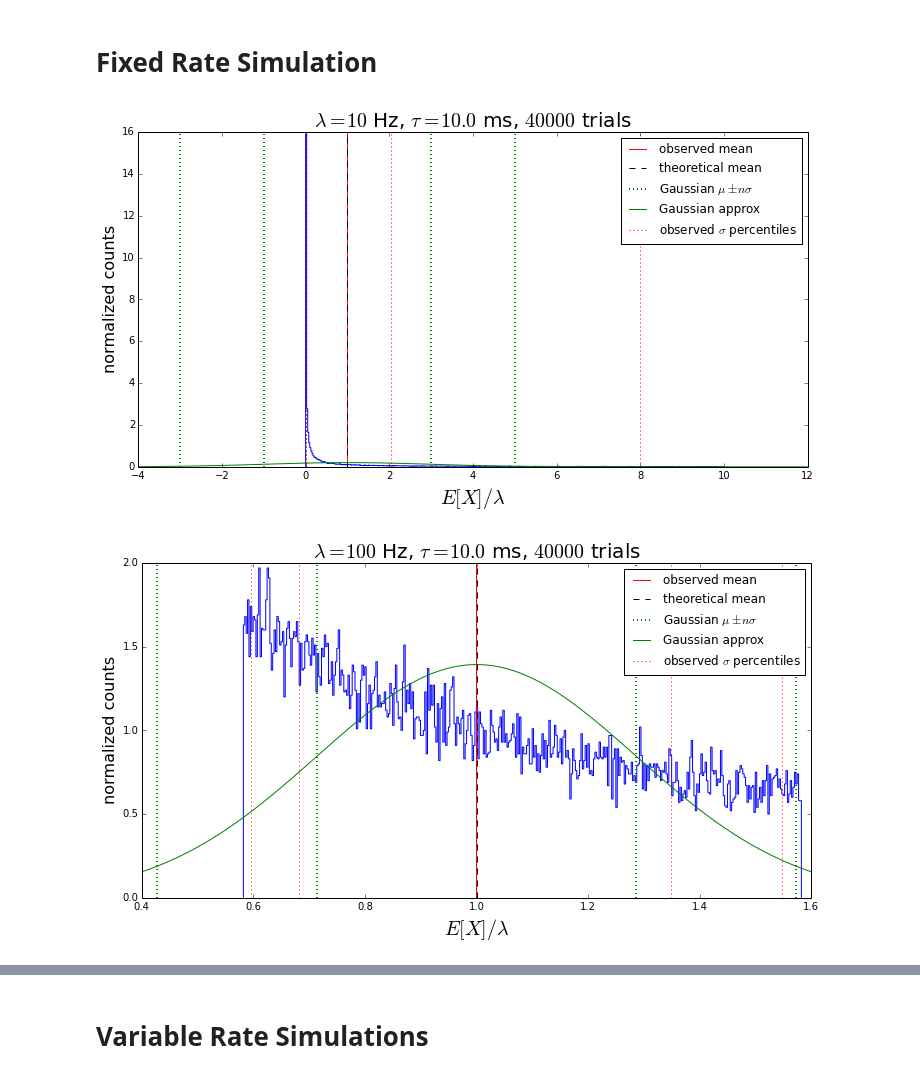
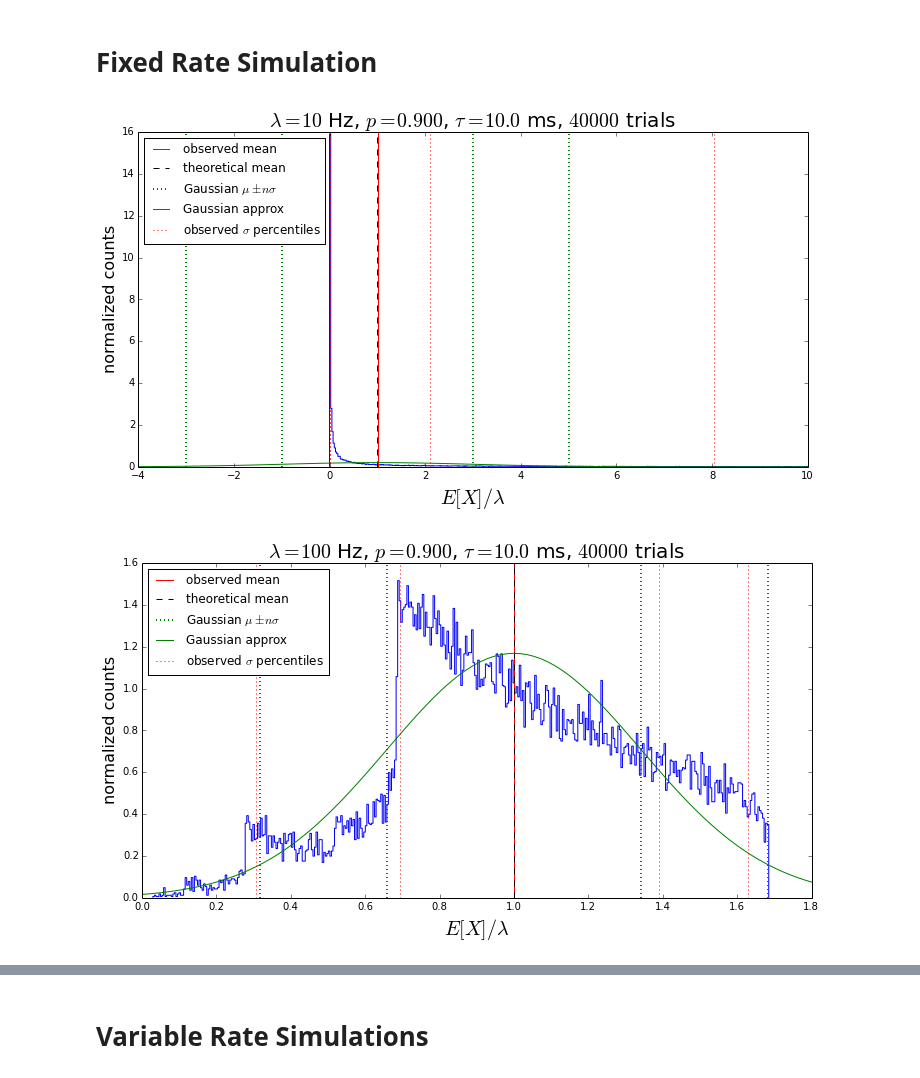
Before and after one commit to samfok/notebooks, a Jupyter notebook: synapse/synapse_SNR_uniform_pthinned.ipynb, the cells around one changed output, grey strips where cells are left out. Saved outputs shown, nothing was run; the diff lists cells and outputs as text; code cells hidden in the pictures.

Commit message:
clean up synapse notebooks. finish pthin

```diff
--- a/synapse/synapse_SNR_uniform_pthinned.ipynb
+++ b/synapse/synapse_SNR_uniform_pthinned.ipynb
@@ -205,62 +239,64 @@ The plots suggest that the SNR of a synapse grows asymptotically linearly with t
 # %% [markdown]
 # Fixed Rate Simulation
 # %%
-def sim_distribution(k=100., tau=.01, lam=1000., trials=4000):
+def sim_distribution(k=100., tau=.01, p=1., lam=1000., trials=4000):
     # k number of time constants to consider
     # tau time constant of the filter
-    # lam frequency of spikes in
-    nspikes = k*tau*lam
+    # lam frequency of spikes into the synapse
+    lam_p = lam/p
+    nspikes = k*tau*lam_p
 
-    shifts = rng.uniform(0, 1./lam, size=(trials))
-    base_times = np.arange(nspikes)/lam
+    shifts = rng.uniform(0, 1./lam_p, size=(trials))
+    base_times = np.arange(nspikes)/lam_p
     spike_times = np.tile(base_times, (trials,1))
     for idx, shift in enumerate(shifts):
         spike_times[idx,:] +=  shift
     spike_vals = spike_value(spike_times, tau)
-    Xs = np.sum(spike_vals, axis=1)
+    thin = get_p_thin(p, size=spike_vals.shape)
+    Xs = np.sum(spike_vals*thin, axis=1)
 
     fig=figure(figsize=(12,6))
     ax=fig.add_subplot(111)
     ret=ax.hist(Xs/lam, bins=max(10, trials/100), normed=True, histtype='step')
 
     mean_obs = mean(Xs)
-    mean_th = th_mean(lam)
+    mean_th = th_mean(lam_p, p)
     axvline(mean_obs/lam, color='r', label='observed mean')
     axvline(mean_th/lam, color='k', linestyle='--', label='theoretical mean')
 
     var_obs = var(Xs)
-    var_th = th_var(lam, tau)
+    var_th = th_var(lam_p, p, tau)
     std_th = np.sqrt(var_th)
 
     for n in [1.,2.]:
         line = axvline((mean_th+n*std_th)/lam, color='g', linestyle=':', linewidth=2)
         line = axvline((mean_th-n*std_th)/lam, color='g', linestyle=':', linewidth=2)
     a, astep = np.linspace(xlim()[0], xlim()[1], 100, retstep=True)
     def normal_pdf(x, mu=0., sigma=1.):
         return 1./(sigma*np.sqrt(2*pi))*np.exp(-(x-mu)**2/(2*sigma**2))
     normal_approx = normal_pdf(a, mean_th/lam, std_th/lam)
     plot(a, normal_approx, 'g', label='Gaussian approx')
     line.set_label(r'Gaussian $\mu \pm n\sigma$')
 
     from scipy.special import erf
     def normal_cdf(x, mu=0., sigma=1.):
         return 1./2.*(1+erf((x-mu)/(sigma*np.sqrt(2))))
     for n in [1.,2.]:
         percentiles = [normal_cdf(-n)*100., normal_cdf(n)*100.]
         pct_obs = np.percentile(Xs, percentiles)
         line = axvline(pct_obs[0]/lam, color='r', linestyle=':')
         line = axvline(pct_obs[1]/lam, color='r', linestyle=':')
     line.set_label(r'observed $\sigma$ percentiles')
 
-    ax.set_title(r'$\lambda=%.0f$ Hz, $\tau=%.1f$ ms, $%d$ trials' % (lam, tau*1000., trials), fontsize=20)
+    ax.set_title(r'$\lambda=%.0f$ Hz, $p=%.3f$, $\tau=%.1f$ ms, $%d$ trials' % (lam, p, tau*1000., trials), fontsize=20)
     ax.set_ylabel('normalized counts', fontsize=16)
     ax.set_xlabel(r'$E[X]/\lambda$', fontsize=20)
-    ax.legend(loc='upper right');
+    ax.legend(loc='upper left');
 
-sim_distribution(k=30., tau=.01, lam=10., trials=40000)
-sim_distribution(k=30., tau=.01, lam=100., trials=40000)
-sim_distribution(k=30., tau=.01, lam=1000., trials=40000)
-sim_distribution(k=30., tau=.01, lam=10000., trials=40000)
+sim_distribution(k=30., tau=.01, lam=10., p=.9, trials=40000)
+sim_distribution(k=30., tau=.01, lam=100., p=.9, trials=40000)
+sim_distribution(k=30., tau=.01, lam=1000., p=.9, trials=40000)
+sim_distribution(k=30., tau=.01, lam=10000., p=.9, trials=40000)
 # %% [output]
-[figure, old version]
+[figure, new version]
-[figure, old version]
+[figure, new version]
```
Also changed, not shown: parts of 5 cells of this notebook, 2 other files.
